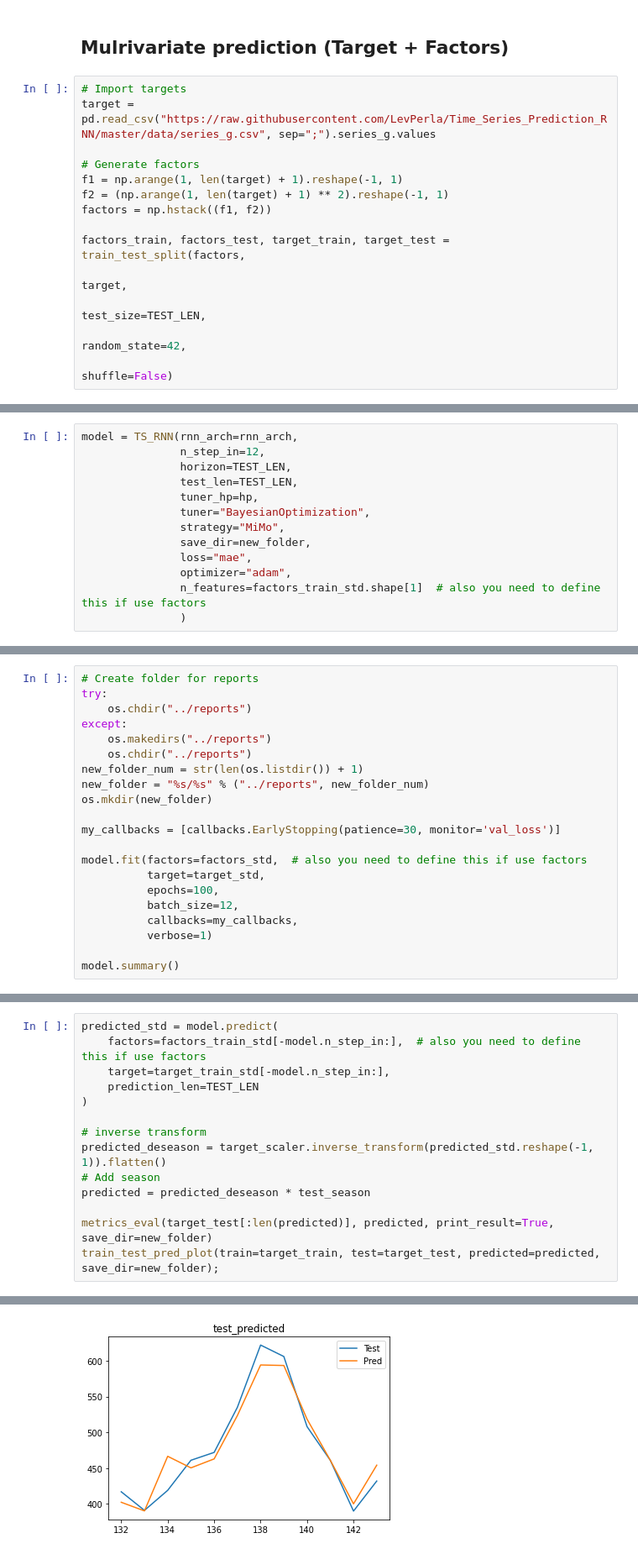
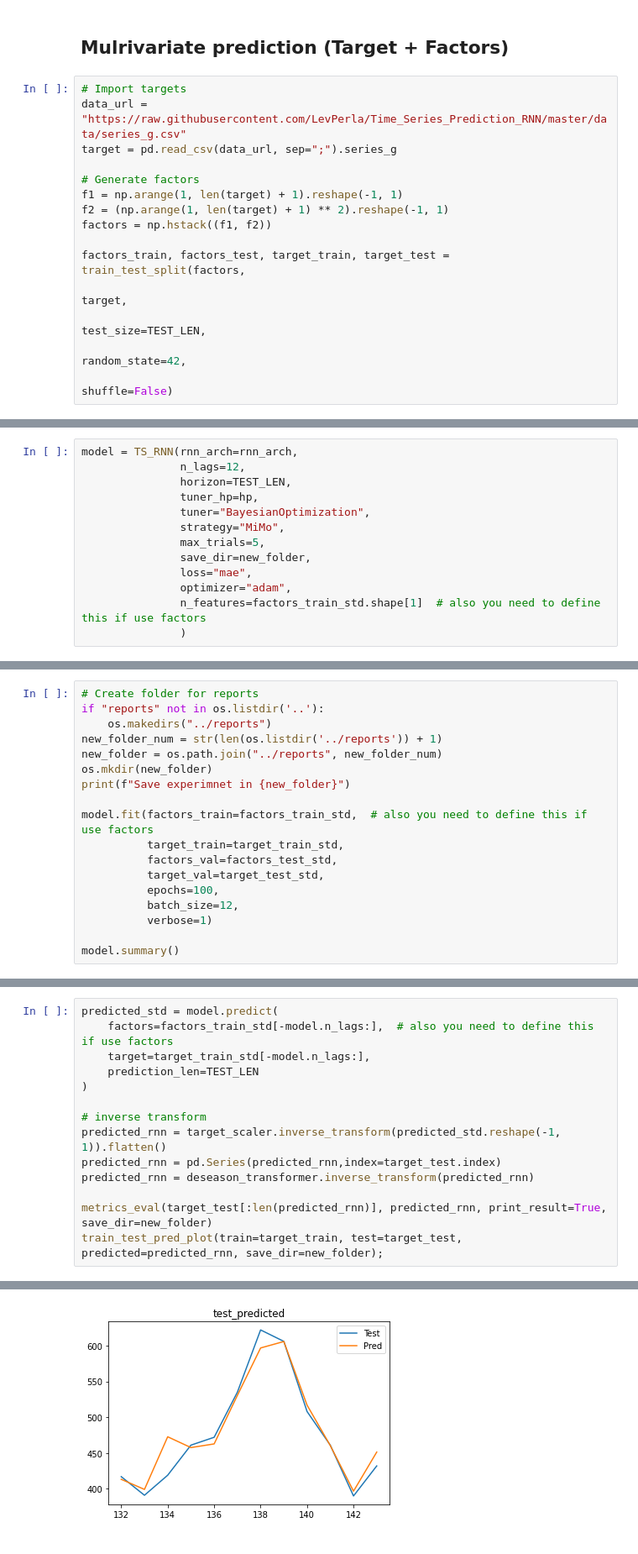
Before and after one commit to LevPerla/Time_Series_Prediction_RNN, a Jupyter notebook: notebooks/Example.ipynb, the cells around one changed output, grey strips where cells are left out. Shown at 84% size. Drawn from its saved outputs; the diff is of its cells as text.

```diff
--- a/notebooks/Example.ipynb
+++ b/notebooks/Example.ipynb
@@ -142,7 +138,8 @@ Mean absolute percentage error: 3.985
 ## Mulrivariate prediction (Target + Factors)
 # %%
 # Import targets
-target = pd.read_csv("https://raw.githubusercontent.com/LevPerla/Time_Series_Prediction_RNN/master/data/series_g.csv", sep=";").series_g.values
+data_url = "https://raw.githubusercontent.com/LevPerla/Time_Series_Prediction_RNN/master/data/series_g.csv"
+target = pd.read_csv(data_url, sep=";").series_g
 
 # Generate factors
 f1 = np.arange(1, len(target) + 1).reshape(-1, 1)
@@ -177,11 +169,11 @@ factors_std = np.concatenate([factors_train_std, factors_test_std])
 # %%
 model = TS_RNN(rnn_arch=rnn_arch,
-               n_step_in=12,
+               n_lags=12,
                horizon=TEST_LEN,
-               test_len=TEST_LEN,
                tuner_hp=hp,
                tuner="BayesianOptimization",
                strategy="MiMo",
+               max_trials=5,
                save_dir=new_folder,
                loss="mae",
                optimizer="adam",
@@ -197,21 +182,18 @@ WARNING:tensorflow:A checkpoint was restored (e.g. tf.train.Checkpoint.restore o
 # %%
 # Create folder for reports
-try:
-    os.chdir("../reports")
-except:
+if "reports" not in os.listdir('..'):
     os.makedirs("../reports")
-    os.chdir("../reports")
-new_folder_num = str(len(os.listdir()) + 1)
-new_folder = "%s/%s" % ("../reports", new_folder_num)
+new_folder_num = str(len(os.listdir('../reports')) + 1)
+new_folder = os.path.join("../reports", new_folder_num)
 os.mkdir(new_folder)
+print(f"Save experimnet in {new_folder}")
 
-my_callbacks = [callbacks.EarlyStopping(patience=30, monitor='val_loss')]
-
-model.fit(factors=factors_std,  # also you need to define this if use factors
-          target=target_std,
+model.fit(factors_train=factors_train_std,  # also you need to define this if use factors
+          target_train=target_train_std,
+          factors_val=factors_test_std,
+          target_val=target_test_std,
           epochs=100,
           batch_size=12,
-          callbacks=my_callbacks,
           verbose=1)
 
 model.summary()
@@ -238,16 +220,16 @@ Non-trainable params: 0
 _________________________________________________________________
 # %%
 predicted_std = model.predict(
-    factors=factors_train_std[-model.n_step_in:],  # also you need to define this if use factors
-    target=target_train_std[-model.n_step_in:],
+    factors=factors_train_std[-model.n_lags:],  # also you need to define this if use factors
+    target=target_train_std[-model.n_lags:],
     prediction_len=TEST_LEN
 )
 
 # inverse transform
-predicted_deseason = target_scaler.inverse_transform(predicted_std.reshape(-1, 1)).flatten()
-# Add season
-predicted = predicted_deseason * test_season
+predicted_rnn = target_scaler.inverse_transform(predicted_std.reshape(-1, 1)).flatten()
+predicted_rnn = pd.Series(predicted_rnn,index=target_test.index)
+predicted_rnn = deseason_transformer.inverse_transform(predicted_rnn)
 
-metrics_eval(target_test[:len(predicted)], predicted, print_result=True, save_dir=new_folder)
-train_test_pred_plot(train=target_train, test=target_test, predicted=predicted, save_dir=new_folder);
+metrics_eval(target_test[:len(predicted_rnn)], predicted_rnn, print_result=True, save_dir=new_folder)
+train_test_pred_plot(train=target_train, test=target_test, predicted=predicted_rnn, save_dir=new_folder);
 # %% [output]
@@ -259,2 +241,2 @@ Mean absolute percentage error: 3.149
 [figure]
-[figure, old version]
+[figure, new version]
```
Also changed, not shown: parts of 11 cells of this notebook.
